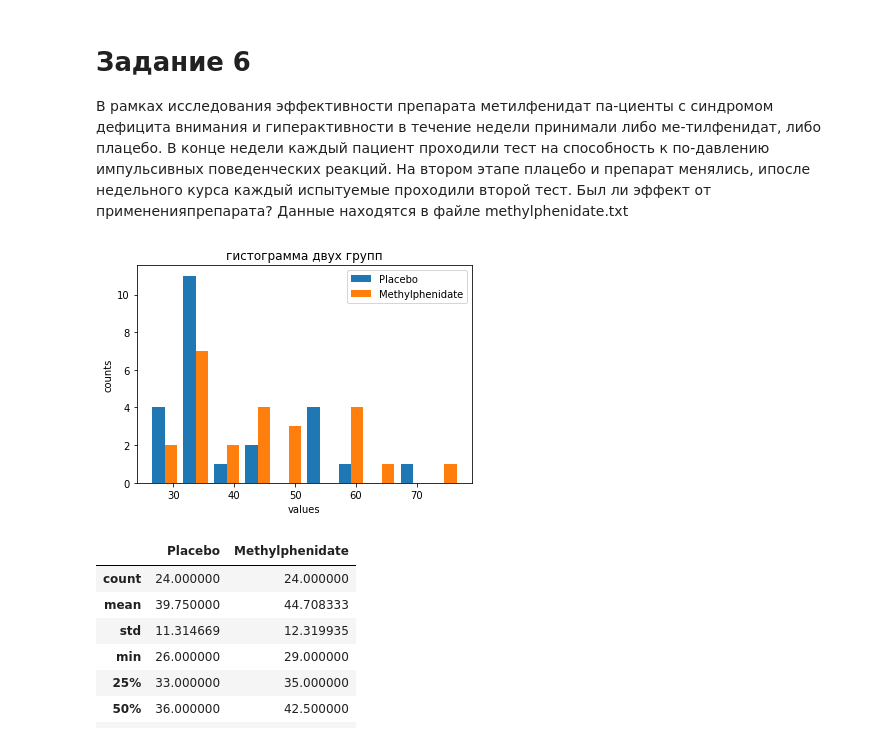
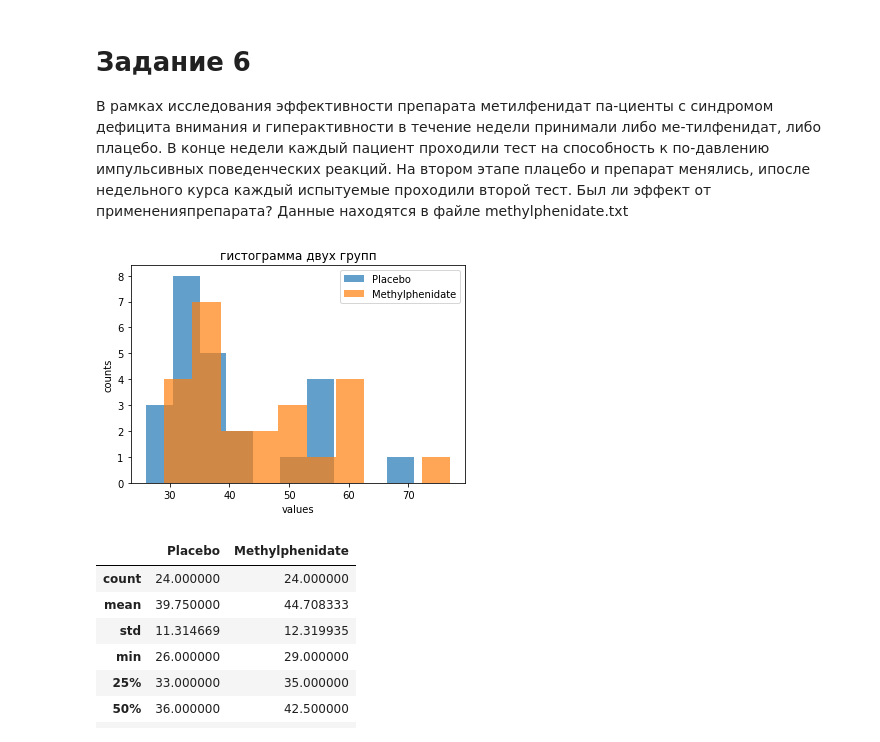
Before and after one commit to ksetdekov/HSE_DS, a Jupyter notebook: 03 Math/Stat hw3/hw3.ipynb, the cells around one changed output. Saved outputs shown, nothing was run; the diff lists cells and outputs as text; code cells hidden in the pictures.

```diff
--- a/03 Math/Stat hw3/hw3.ipynb
+++ b/03 Math/Stat hw3/hw3.ipynb
@@ -289,16 +291,19 @@ MannwhitneyuResult(statistic=1204.5, pvalue=0.3781936337850874)
 drugtest = pd.read_csv("data/methylphenidate.txt", delimiter=' ')
 # %%
 fig, ax = plt.subplots()
-ax.hist(drugtest, label=drugtest.columns)
+ax.hist(drugtest.Placebo, label=drugtest.columns[0], histtype='bar', alpha=0.7)
+ax.hist(drugtest.Methylphenidate, label=drugtest.columns[1], alpha=0.7)
+
+
 ax.legend()
 
 
 ax.set_xlabel('values')
 ax.set_ylabel('counts')
 ax.set_title('гистограмма двух групп')
 plt.show()
 # %% [output]
-[figure, old version]
+[figure, new version]
 # %%
 drugtest.describe()
 # %% [output]
```
Also changed, not shown: parts of 15 cells of this notebook.
